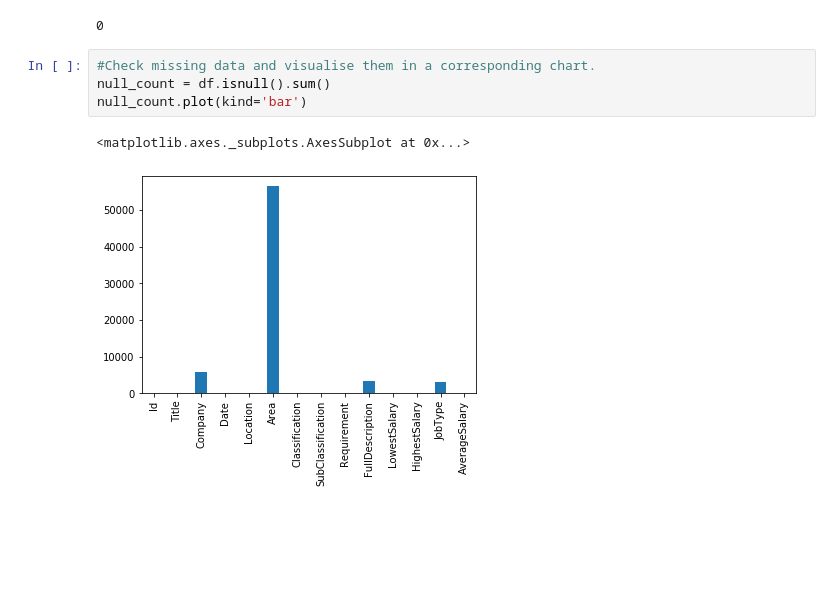
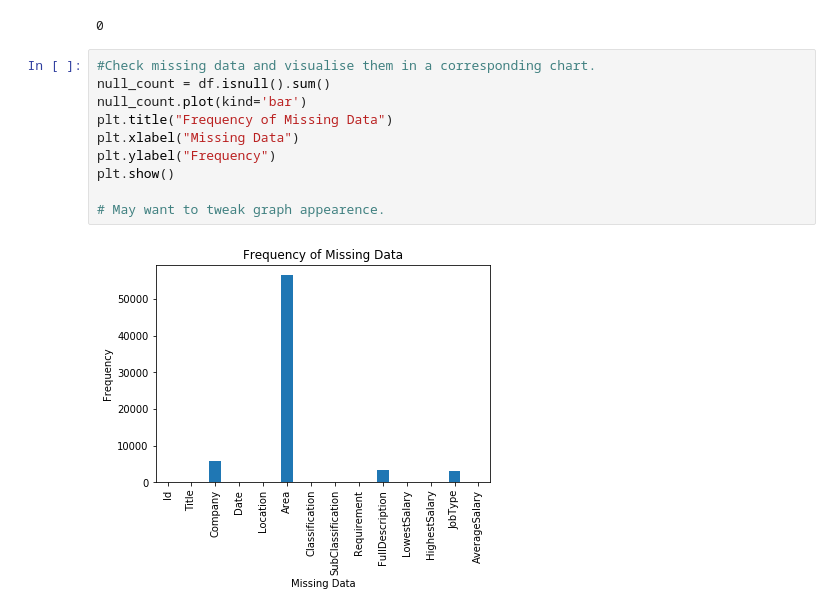
Before and after one commit to subtitled/Big_Data_Analysis_Part_1, a Jupyter notebook: ass1.ipynb, the cells around one changed output. Saved outputs shown, nothing was run; the diff lists cells and outputs as text; blank space fills up the shorter version.

```diff
--- a/ass1.ipynb
+++ b/ass1.ipynb
@@ -212,7 +244,12 @@ df[df.duplicated()].shape[0]
 # %%
 #Check missing data and visualise them in a corresponding chart.
 null_count = df.isnull().sum()
 null_count.plot(kind='bar')
+plt.title("Frequency of Missing Data")
+plt.xlabel("Missing Data")
+plt.ylabel("Frequency")
+plt.show()
+
+# May want to tweak graph appearence.
 # %% [output]
-<matplotlib.axes._subplots.AxesSubplot at 0x...>
-[figure, old version]
+[figure, new version]
```
Also changed, not shown: parts of 14 cells of this notebook.
